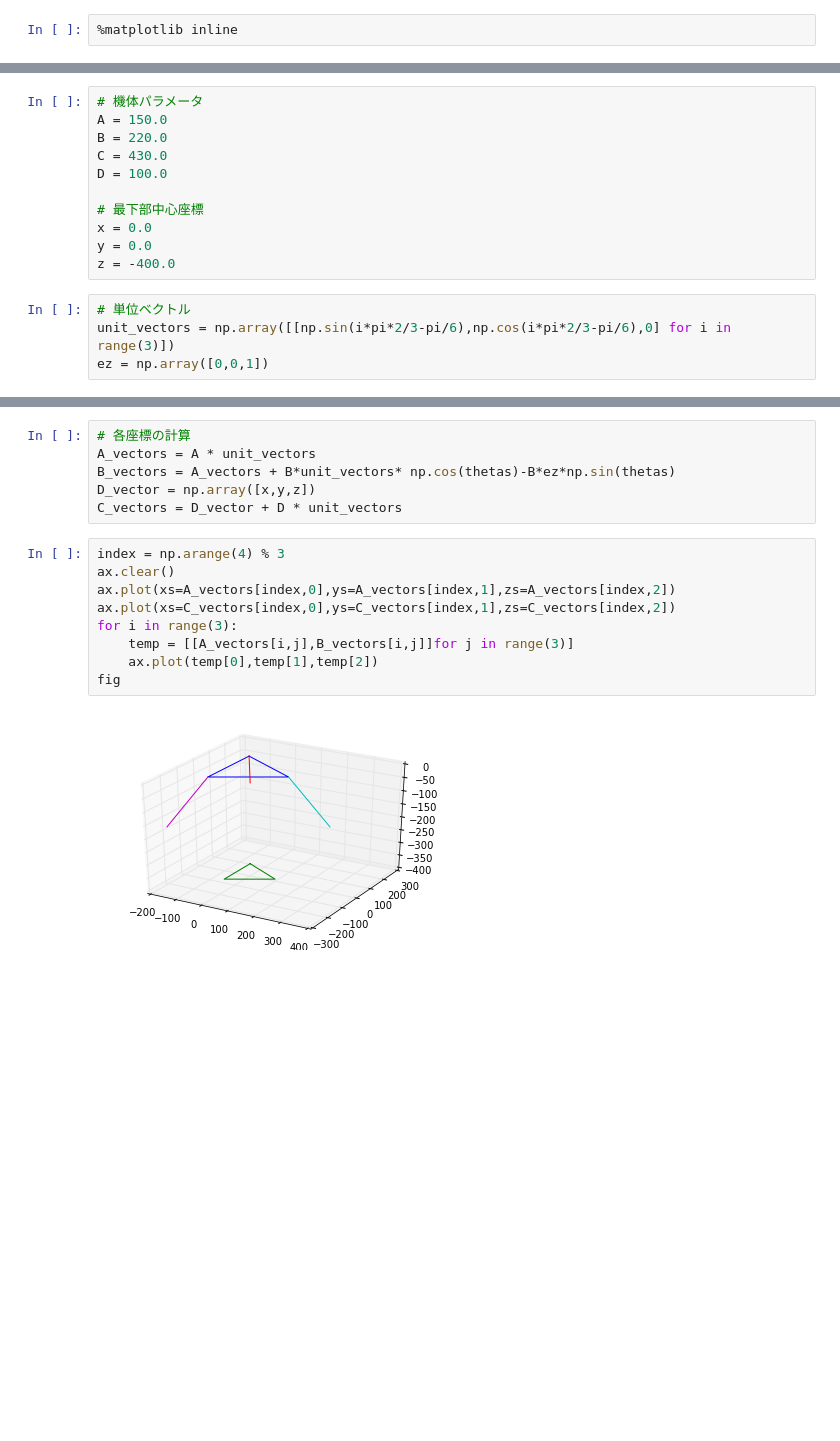
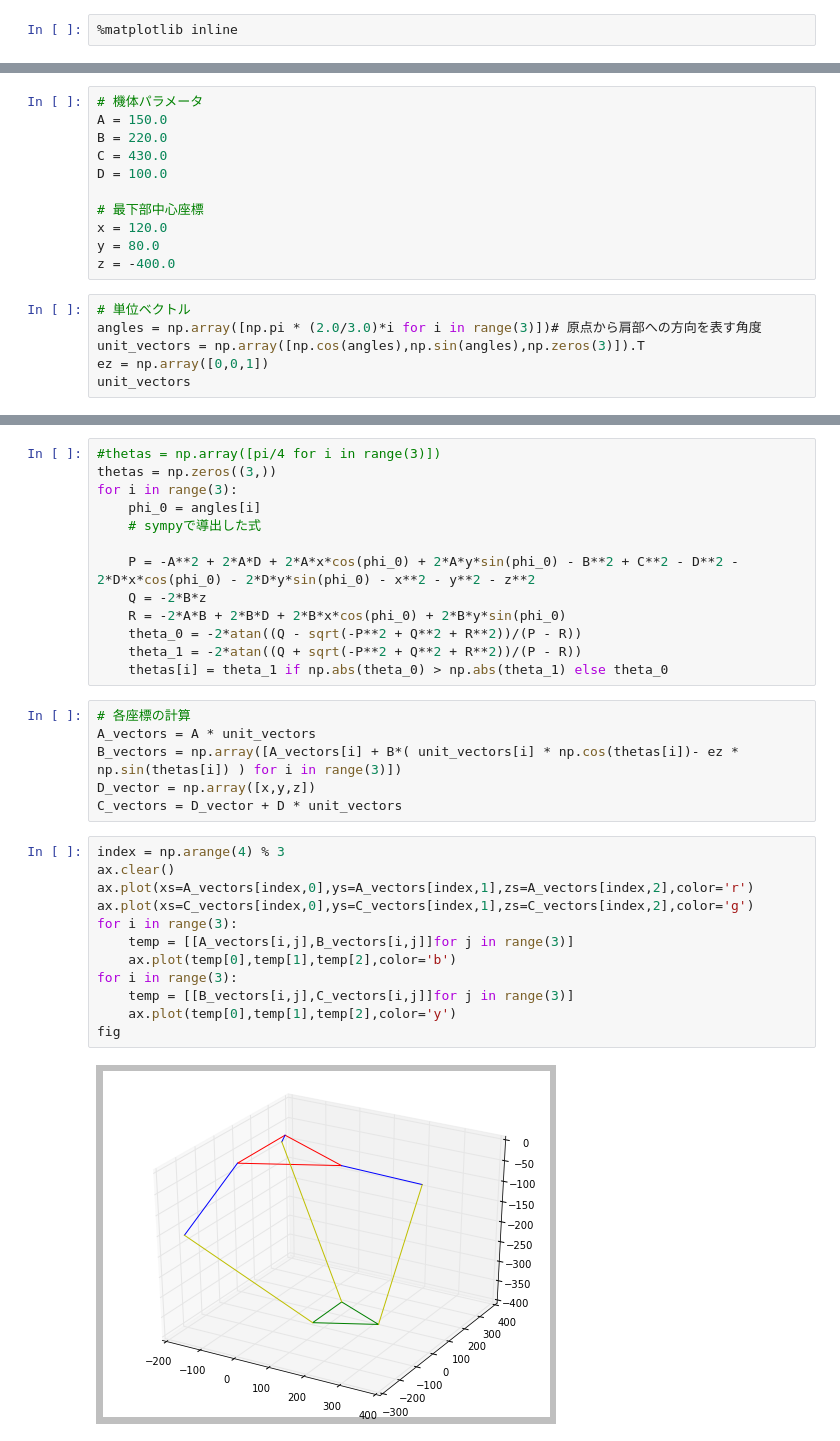
Before and after one commit to TonyMooori/PLR_Controller, a Jupyter notebook: kinematics/Kinematics_visualize.ipynb, the cells around one changed output, grey strips where cells are left out. Drawn from its saved outputs; the diff is of its cells as text; blank space fills up the shorter version.

Commit message:
計算ミスの修正
phiの定義を変えた
thetaの導出方針を変更
その他可視化関係の修正

```diff
--- a/kinematics/Kinematics_visualize.ipynb
+++ b/kinematics/Kinematics_visualize.ipynb
@@ -18,10 +20,12 @@ C = 430.0
 D = 100.0
 
 # 最下部中心座標
-x = 0.0
-y = 0.0
+x = 120.0
+y = 80.0
 z = -400.0
 # %%
 # 単位ベクトル
-unit_vectors = np.array([[np.sin(i*pi*2/3-pi/6),np.cos(i*pi*2/3-pi/6),0] for i in range(3)])
+angles = np.array([np.pi * (2.0/3.0)*i for i in range(3)])# 原点から肩部への方向を表す角度
+unit_vectors = np.array([np.cos(angles),np.sin(angles),np.zeros(3)]).T
 ez = np.array([0,0,1])
+unit_vectors
@@ -31,17 +38,33 @@ thetas = np.array([pi/4 for i in range(3)])
+# %%
+#thetas = np.array([pi/4 for i in range(3)])
+thetas = np.zeros((3,))
+for i in range(3):
+    phi_0 = angles[i]
+    # sympyで導出した式
+
+    P = -A**2 + 2*A*D + 2*A*x*cos(phi_0) + 2*A*y*sin(phi_0) - B**2 + C**2 - D**2 - 2*D*x*cos(phi_0) - 2*D*y*sin(phi_0) - x**2 - y**2 - z**2
+    Q = -2*B*z
+    R = -2*A*B + 2*B*D + 2*B*x*cos(phi_0) + 2*B*y*sin(phi_0)
+    theta_0 = -2*atan((Q - sqrt(-P**2 + Q**2 + R**2))/(P - R))
+    theta_1 = -2*atan((Q + sqrt(-P**2 + Q**2 + R**2))/(P - R))
+    thetas[i] = theta_1 if np.abs(theta_0) > np.abs(theta_1) else theta_0
 # %%
 # 各座標の計算
 A_vectors = A * unit_vectors
-B_vectors = A_vectors + B*unit_vectors* np.cos(thetas)-B*ez*np.sin(thetas)
+B_vectors = np.array([A_vectors[i] + B*( unit_vectors[i] * np.cos(thetas[i])- ez * np.sin(thetas[i]) ) for i in range(3)])
 D_vector = np.array([x,y,z])
 C_vectors = D_vector + D * unit_vectors
 # %%
 index = np.arange(4) % 3
 ax.clear()
-ax.plot(xs=A_vectors[index,0],ys=A_vectors[index,1],zs=A_vectors[index,2])
-ax.plot(xs=C_vectors[index,0],ys=C_vectors[index,1],zs=C_vectors[index,2])
+ax.plot(xs=A_vectors[index,0],ys=A_vectors[index,1],zs=A_vectors[index,2],color='r')
+ax.plot(xs=C_vectors[index,0],ys=C_vectors[index,1],zs=C_vectors[index,2],color='g')
 for i in range(3):
     temp = [[A_vectors[i,j],B_vectors[i,j]]for j in range(3)]
-    ax.plot(temp[0],temp[1],temp[2])
+    ax.plot(temp[0],temp[1],temp[2],color='b')
+for i in range(3):
+    temp = [[B_vectors[i,j],C_vectors[i,j]]for j in range(3)]
+    ax.plot(temp[0],temp[1],temp[2],color='y')
 fig
 # %% [output]
-[figure, old version]
+[figure, new version]
```
Also changed, not shown: parts of 8 cells of this notebook, 1 other file.
